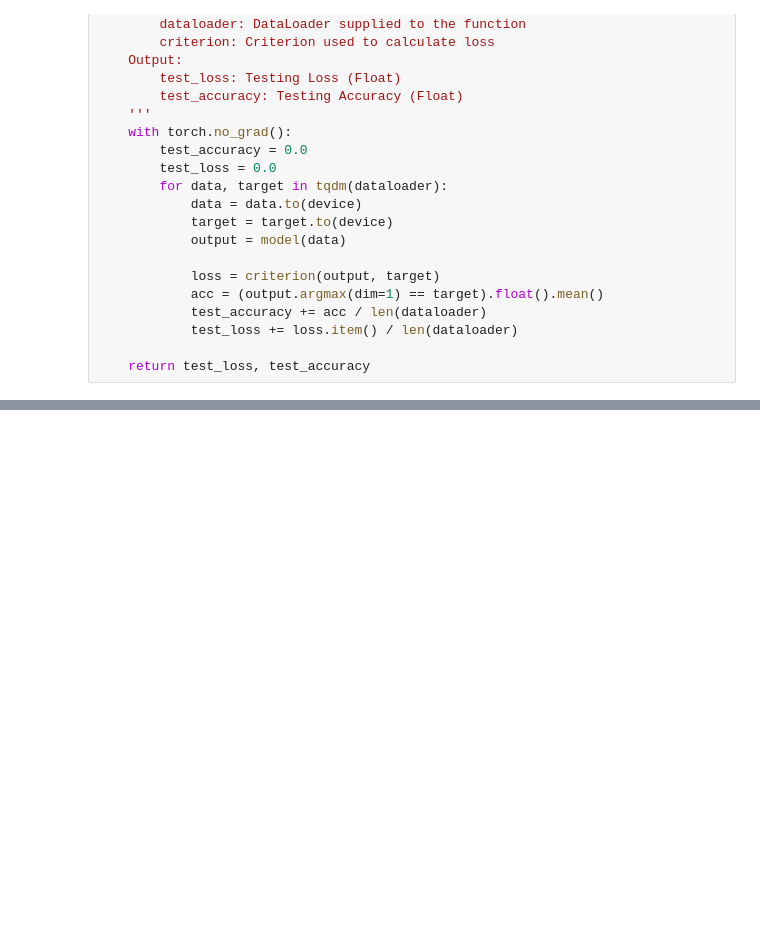
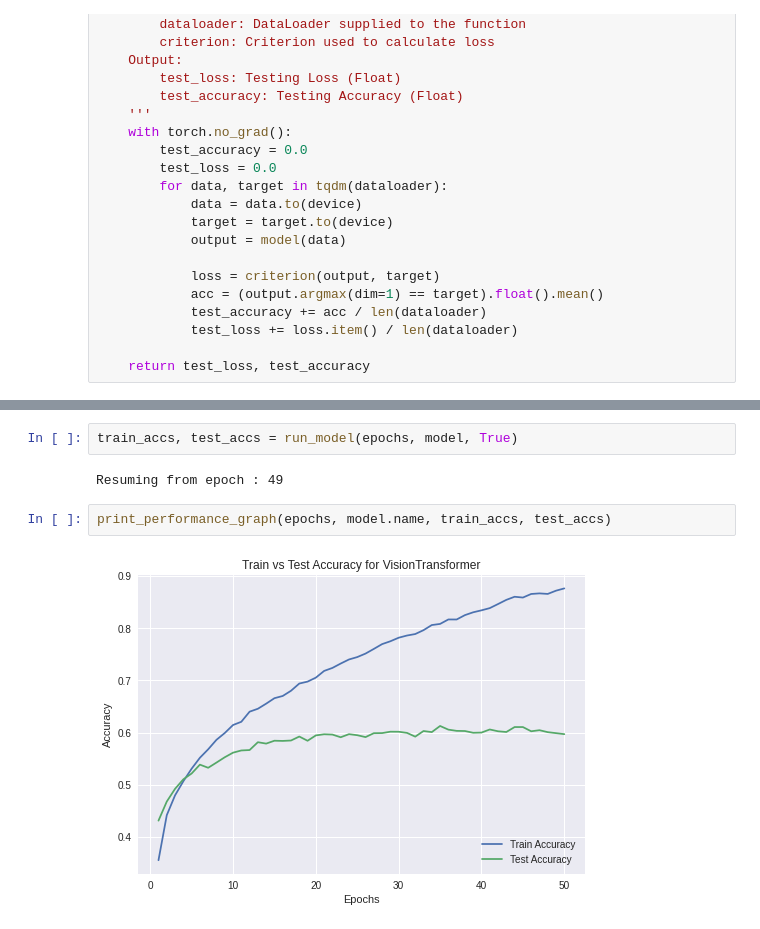
Before and after one commit to indrajitt/gMLPs-Image-Classification, a Jupyter notebook: gMLPs_for_Image_Classification.ipynb, the cells around one changed output, grey strips where cells are left out. Saved outputs shown, nothing was run; the diff lists cells and outputs as text; blank space fills up the shorter version.

```diff
--- a/gMLPs_for_Image_Classification.ipynb
+++ b/gMLPs_for_Image_Classification.ipynb
@@ -824,0 +690,8 @@ Post midsem submission, we will try and make the follwoing changes/explorations:
+# %%
+train_accs, test_accs = run_model(epochs, model, True)
+# %% [output]
+Resuming from epoch : 49
+# %%
+print_performance_graph(epochs, model.name, train_accs, test_accs)
+# %% [output]
+[figure, added]
```
Also changed, not shown: parts of 52 cells of this notebook.
